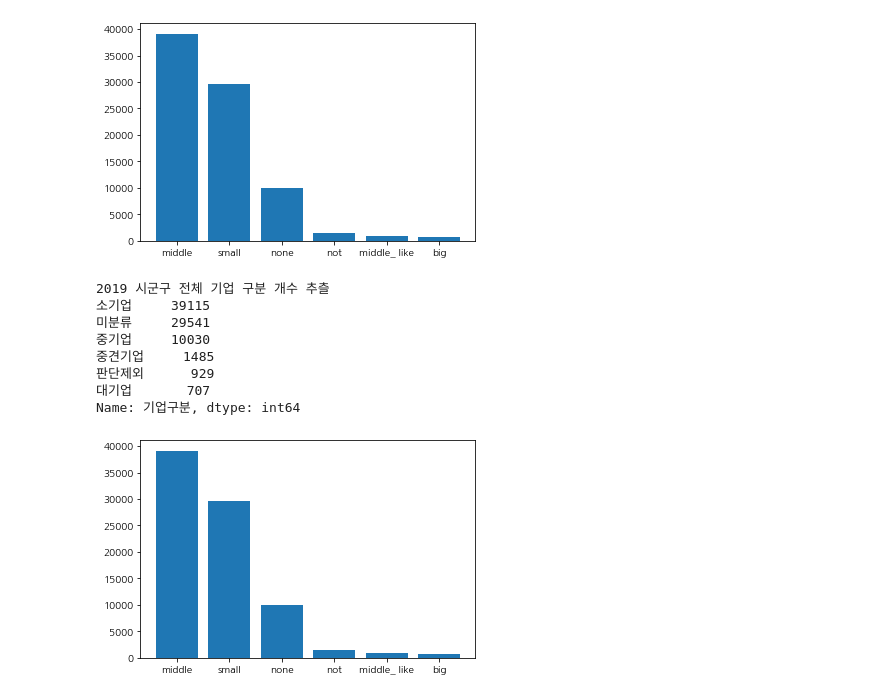
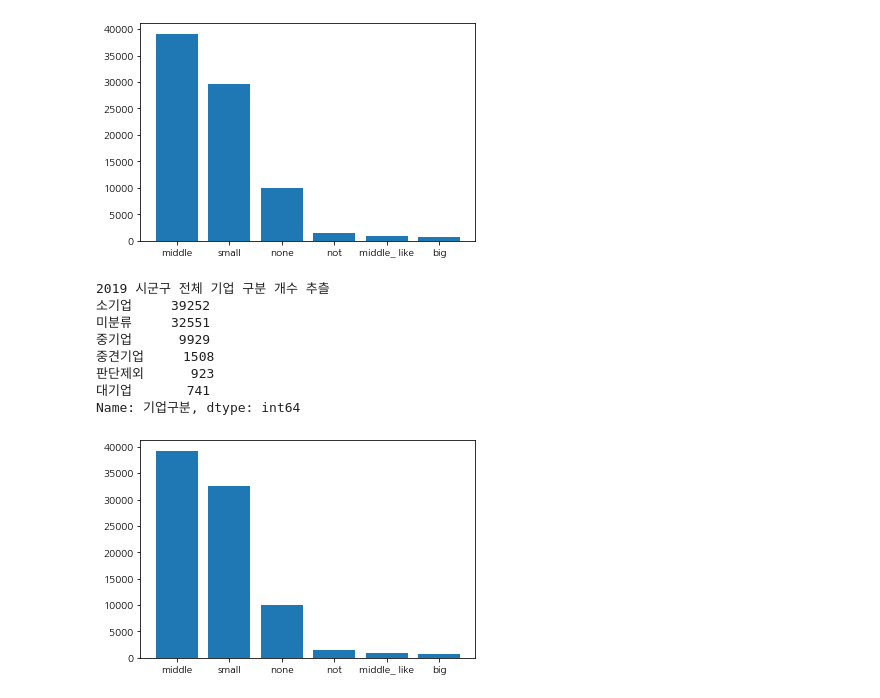
Before and after one commit to waverDeep/FinDataAnalysis, a Jupyter notebook: KCData/playground01.ipynb, the cells around one changed output. Saved outputs shown, nothing was run; the diff lists cells and outputs as text; code cells hidden in the pictures.

```diff
--- a/KCData/playground01.ipynb
+++ b/KCData/playground01.ipynb
@@ -90,6 +90,9 @@ big = list(set(big))
 # %%
 import matplotlib.pyplot as plt
 import numpy as np
+import matplotlib as mpl
+mpl.rcParams['axes.unicode_minus'] = False
+plt.rcParams["font.family"] = 'NanumGothic'
 
 pack = []
 for gu in sigoongu:
@@ -116,6 +119,9 @@ plt.show()
 # %%
 import matplotlib.pyplot as plt
 import numpy as np
+import matplotlib as mpl
+mpl.rcParams['axes.unicode_minus'] = False
+plt.rcParams["font.family"] = 'NanumGothic'
 
 pack = []
 for gu in sigoongu:
@@ -232,19 +237,19 @@ Name: 기업구분, dtype: int64
 # %%
 # 시군구 전체 기업 구분 개수 추출
 #         ['중기업', '소기업', '미분류', '판단제외', '중견기업', '대기업']
 x_label = ['middle', 'small', 'none', 'not', 'middle_ like', 'big']
 print('2019 시군구 전체 기업 구분 개수 추츨')
-print(dataset_2019['기업구분'].value_counts())
-dataset_2020_total = dataset_2019['기업구분'].value_counts().tolist()
+print(dataset_2020['기업구분'].value_counts())
+dataset_2020_total = dataset_2020['기업구분'].value_counts().tolist()
 plt.bar(x_label, dataset_2020_total)
 plt.show()
 # %% [output]
 2019 시군구 전체 기업 구분 개수 추츨
-소기업     39115
-미분류     29541
-중기업     10030
-중견기업     1485
-판단제외      929
-대기업       707
+소기업     39252
+미분류     32551
+중기업      9929
+중견기업     1508
+판단제외      923
+대기업       741
 Name: 기업구분, dtype: int64
-[figure, old version]
+[figure, new version]
```
Also changed, not shown: parts of 10 cells of this notebook.
